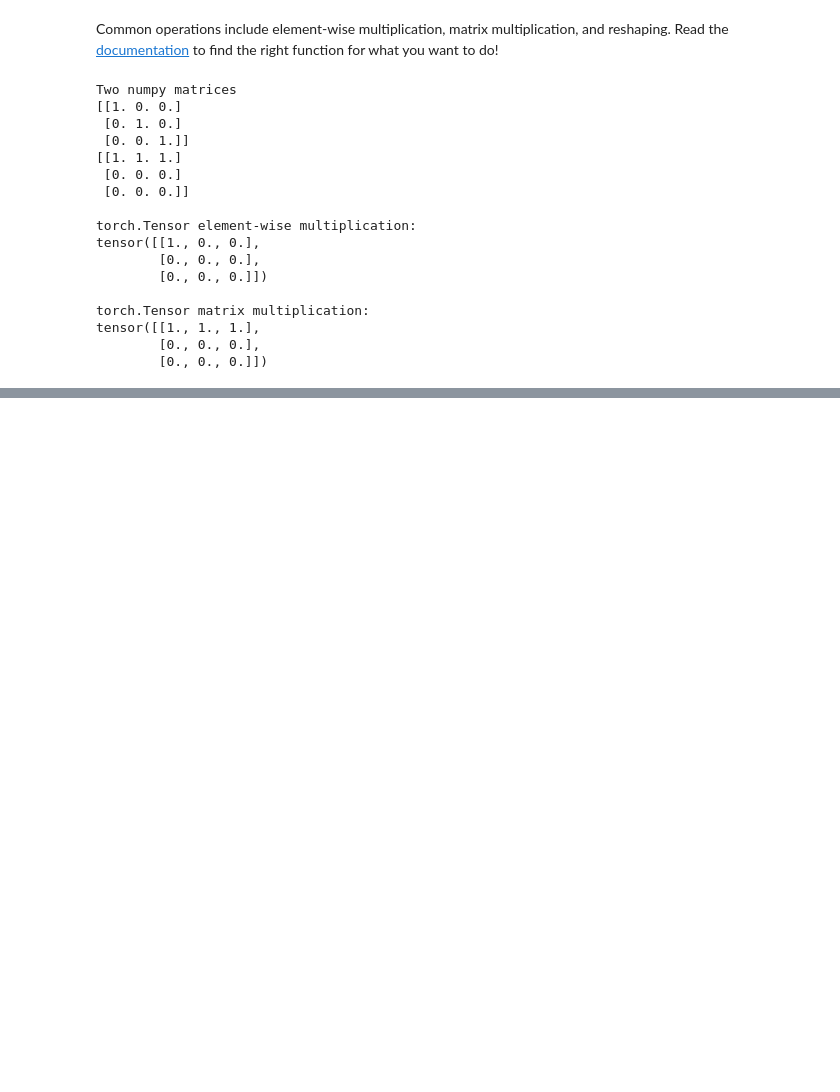
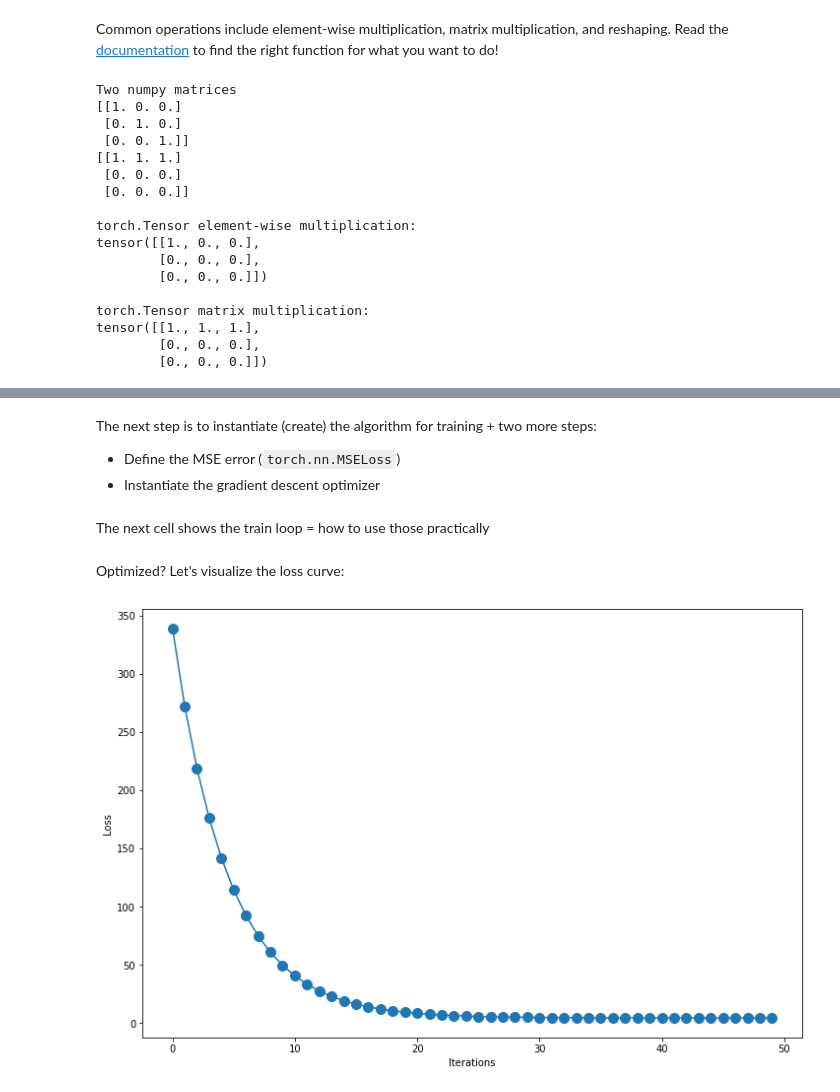
Before and after one commit to drinkingkazu/KMI-2020-Notebooks, a Jupyter notebook: Lec.2_PyTorch_Introduction.ipynb, the cells around one changed output, grey strips where cells are left out. Drawn from its saved outputs; the diff is of its cells as text; code cells hidden in the pictures; blank space fills up the shorter version.

```diff
--- a/Lec.2_PyTorch_Introduction.ipynb
+++ b/Lec.2_PyTorch_Introduction.ipynb
@@ -133,7 +162,9 @@ class LinearRegression(torch.nn.Module):
 
         # Construct a linear layer with 1 input (i.e. x) and 1 output (i.e. prediction of y)
         # bias=True adds the constant term "b" of "y=ax+b".
-        self.linear = torch.nn.Linear(in_features=1,out_features=1, bias=True)
+        self.linear = torch.nn.Linear(in_features  = 1,
+                                      out_features = 1,
+                                      bias = True)
 
     def forward(self,x):
         return self.linear(x)
@@ -158,0 +171,4 @@ for step in range(50):
+# %% [markdown]
+The next step is to instantiate (create) the algorithm for training + two more steps:
+* Define the MSE error (`torch.nn.MSELoss`)
+* Instantiate the gradient descent optimizer
@@ -158,0 +184,40 @@ for step in range(50):
+# %% [markdown]
+The next cell shows the train loop = how to use those practically
+# %%
+# first, prep data in Tensor
+x=torch.Tensor(x)
+y=torch.Tensor(y)
+
+# run 50 iterations
+ITERATIONS = 50
+
+losses = []
+for step in range(ITERATIONS):
+
+    # Initialize the gradient
+    optimizer.zero_grad()
+
+    # Let the model predict: note x.view(-1,1) reshapes (k) to (k,1) array
+    prediction = model(x.view(-1,1))
+
+    # Compute the error = loss: we reshape the output (l,1) to (l)
+    loss = criterion(prediction.view(-1), y)
+
+    losses.append(loss.item())
+
+    # Now propagate the gradient for what is in the process history!
+    loss.backward()
+
+    # Update the weights
+    optimizer.step()
+# %% [markdown]
+Optimized? Let's visualize the loss curve:
+# %%
+# Plot
+fig,ax = plt.subplots(figsize=(12,8),facecolor='w')
+plt.xlabel('Iterations')
+plt.ylabel('Loss')
+plt.plot(losses,marker='o',markersize=10)
+plt.show()
+# %% [output]
+[figure, added]
```
Also changed, not shown: parts of 21 cells of this notebook, 16 other files.
